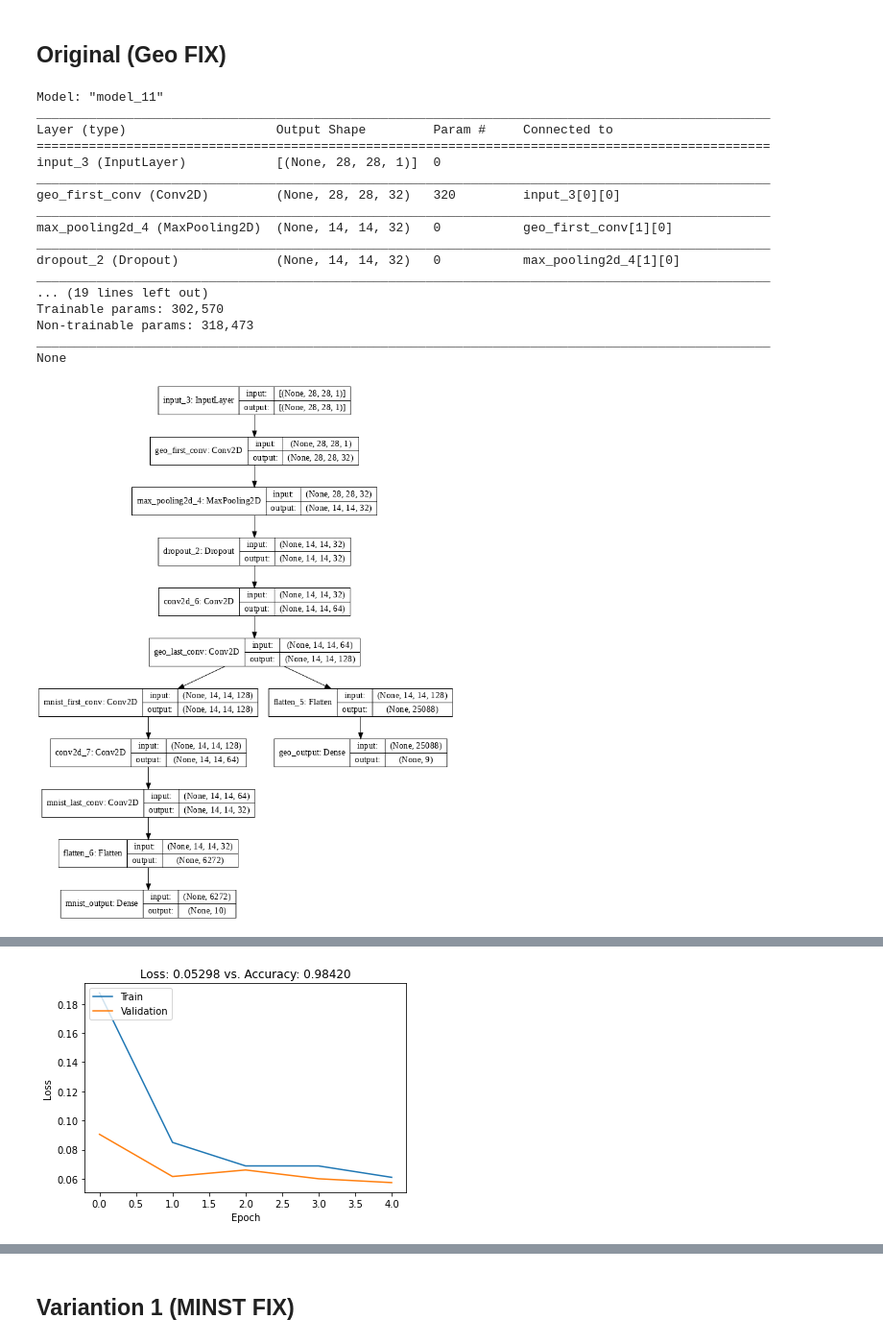
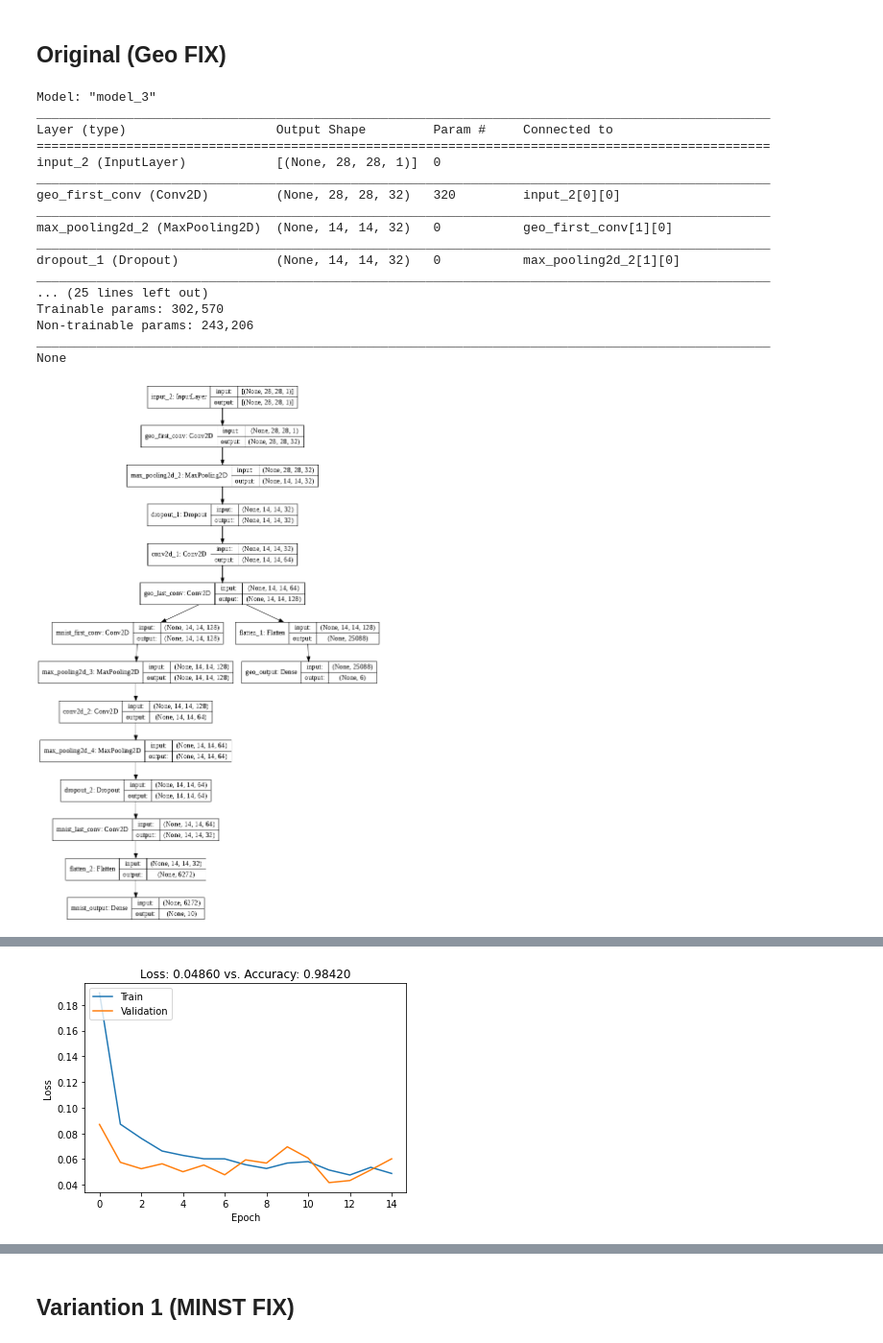
Before and after one commit to fsilvestrim/thesis, a Jupyter notebook: Geo_Cam.ipynb, the cells around one changed output, grey strips where cells are left out. Shown: that part at 96% size. Saved outputs shown, nothing was run; the diff lists cells and outputs as text; code cells hidden in the pictures.

```diff
--- a/Geo_Cam.ipynb
+++ b/Geo_Cam.ipynb
@@ -523,14 +523,16 @@ fer_dataset = ("fer2013.tar.gz", "https://geo-cam.s3-eu-west-1.amazonaws.com/fer
 #GEO
 # %%
 geo_dataset_proto = ("proto", "https://geo-cam.s3-eu-west-1.amazonaws.com/geocam.npz", ["vertical line", "45° oriented line", "ellipse"])
-geo_dataset_simple = ("simple", "https://geo-cam.s3-eu-west-1.amazonaws.com/simpledataset2_dataset.npz", ["vertical line", "horizontal line", "45° oriented line", "ellipse", "greater-than sign", "lower-than sign"])
-geo_dataset_simple3 = ("simple", "https://geo-cam.s3-eu-west-1.amazonaws.com/simpledataset3_dataset.npz", ["vertical line", "horizontal line", "45° oriented line", "135° oriented line", "ellipse", "greater-than sign", "lower-than sign", "arrow-up sign", "arrow-down sign"])
+geo_dataset_simple = ("simple", "https://geo-cam.s3-eu-west-1.amazonaws.com/simpledataset_dataset.npz", ["vertical line", "horizontal line", "45° oriented line", "circle", "greater-than sign", "lower-than sign"])
+geo_dataset_simple2 = ("simple2", "https://geo-cam.s3-eu-west-1.amazonaws.com/simpledataset2_dataset.npz", ["vertical line", "horizontal line", "45° oriented line", "circle", "greater-than sign", "lower-than sign"])
+geo_dataset_simple3 = ("simple3", "https://geo-cam.s3-eu-west-1.amazonaws.com/simpledataset3_dataset.npz", ["vertical line", "horizontal line", "45° oriented line", "135° oriented line", "ellipse", "greater-than sign", "lower-than sign", "arrow-up sign", "arrow-down sign"])
 geo_dataset_round = ("round", "https://geo-cam.s3-eu-west-1.amazonaws.com/rounddataset_dataset.npz", ["vertical line", "horizontal line", "45° oriented line", "ellipse", "greater-than sign", "lower-than sign"])
-geo_dataset_round2 = ("round", "https://geo-cam.s3.eu-west-1.amazonaws.com/rounddataset2_dataset.npz", ["vertical line", "horizontal line", "45° oriented line", "135° oriented line", "ellipse", "left-opened semicircle", "right-opened semicircle", "bottom-opened semicircle", "top-opened semicircle"])
+geo_dataset_round2 = ("round2", "https://geo-cam.s3.eu-west-1.amazonaws.com/rounddataset2_dataset.npz", ["vertical line", "horizontal line", "45° oriented line", "135° oriented line", "ellipse", "left-opened semicircle", "right-opened semicircle", "bottom-opened semicircle", "top-opened semicircle"])
 geo_dataset_threesixty = ("threesixty", "https://geo-cam.s3-eu-west-1.amazonaws.com/threesixtydataset_dataset.npz", ["10", "20", "30", "40", "50", "60", "70", "80", "90", "100", "110", "120", "130", "140", "150", "160", "170", "180"])
 
 # dataset
-dataset = geo_dataset_simple3
+dataset = geo_dataset_simple
+dataset_name = dataset[0]
 dataset_labels = dataset[2]
 dataset_num_classes = len(dataset_labels)
 dataset_path = download_file(dataset[0], dataset[1])
@@ -629,7 +629,10 @@ for layer in get_cam_layers(geo_model_copy)[0]:
 
 # MNIST - 1
 mnist_first_cnn = last = layers.Conv2D(filters=128, kernel_size=(3, 3), padding="same", activation="relu", name="mnist_first_conv")(geo_last)
+last = layers.MaxPooling2D(pool_size=(2, 2), strides=(1,1), padding='same')(last)
 last = layers.Conv2D(filters=64, kernel_size=(3, 3), padding="same", activation="relu")(last)
+last = layers.MaxPooling2D(pool_size=(2, 2), strides=(1,1), padding='same')(last)
+last = layers.Dropout(0.5)(last)
 last = layers.Conv2D(filters=32, kernel_size=(3, 3), padding="same", activation="relu", name="mnist_last_conv")(last)
 
 # mnist_first_cnn = last = layers.Conv2D(filters=32, kernel_size=(3, 3), padding="same", activation="relu", name="mnist_first_conv")(geo_last)
@@ -654,40 +657,40 @@ for layer in get_cam_layers(geo_model_copy)[1]:
 
 # MODEL
 model_gcm = Model(inputs=input, outputs=last)
 model_gcm_complete = Model(inputs=input, outputs=[last, geo2_last])
 
-opt = keras.optimizers.Adam(learning_rate=0.004)
+opt = keras.optimizers.Adam(learning_rate=0.002)
 model_gcm.compile(loss="categorical_crossentropy", optimizer=opt, metrics=["accuracy"])
 
 # display
 print(model_gcm_complete.summary())
 
 display(keras.utils.plot_model(model_gcm_complete, show_shapes=True, dpi=72))
 
 # train
 start_time = time.perf_counter()
-history_geocam = model_gcm.fit(mnist_train[0], mnist_train[1], batch_size=128, epochs=5, validation_split=0.2)
+history_geocam = model_gcm.fit(mnist_train[0], mnist_train[1], batch_size=128, epochs=15, validation_split=0.2)
 print("Training took: %.2f seconds" % (time.perf_counter() - start_time))
 
 # evaluate
 score_gcm = model_gcm.evaluate(mnist_test[0], mnist_test[1], verbose=0)
 plot_model_score(score_gcm, history_geocam.history)
 # %% [output]
-Model: "model_11"
+Model: "model_3"
 __________________________________________________________________________________________________
 Layer (type)                    Output Shape         Param #     Connected to
 ==================================================================================================
-input_3 (InputLayer)            [(None, 28, 28, 1)]  0
+input_2 (InputLayer)            [(None, 28, 28, 1)]  0
 __________________________________________________________________________________________________
-geo_first_conv (Conv2D)         (None, 28, 28, 32)   320         input_3[0][0]
+geo_first_conv (Conv2D)         (None, 28, 28, 32)   320         input_2[0][0]
 __________________________________________________________________________________________________
-max_pooling2d_4 (MaxPooling2D)  (None, 14, 14, 32)   0           geo_first_conv[1][0]
+max_pooling2d_2 (MaxPooling2D)  (None, 14, 14, 32)   0           geo_first_conv[1][0]
 __________________________________________________________________________________________________
-dropout_2 (Dropout)             (None, 14, 14, 32)   0           max_pooling2d_4[1][0]
+dropout_1 (Dropout)             (None, 14, 14, 32)   0           max_pooling2d_2[1][0]
 __________________________________________________________________________________________________
-... (19 lines left out)
+... (25 lines left out)
 Trainable params: 302,570
-Non-trainable params: 318,473
+Non-trainable params: 243,206
 __________________________________________________________________________________________________
 None
-[figure, old version]
+[figure, new version]
@@ -705,4 +714,4 @@ Training took: 20.13 seconds
-[figure, old version]
+[figure, new version]
 # %%
 image, label, prediction, _ = get_prediction(model_gcm, mnist_test)
 show_prediction(image, label, prediction)
```
Also changed, not shown: parts of 19 cells of this notebook.
